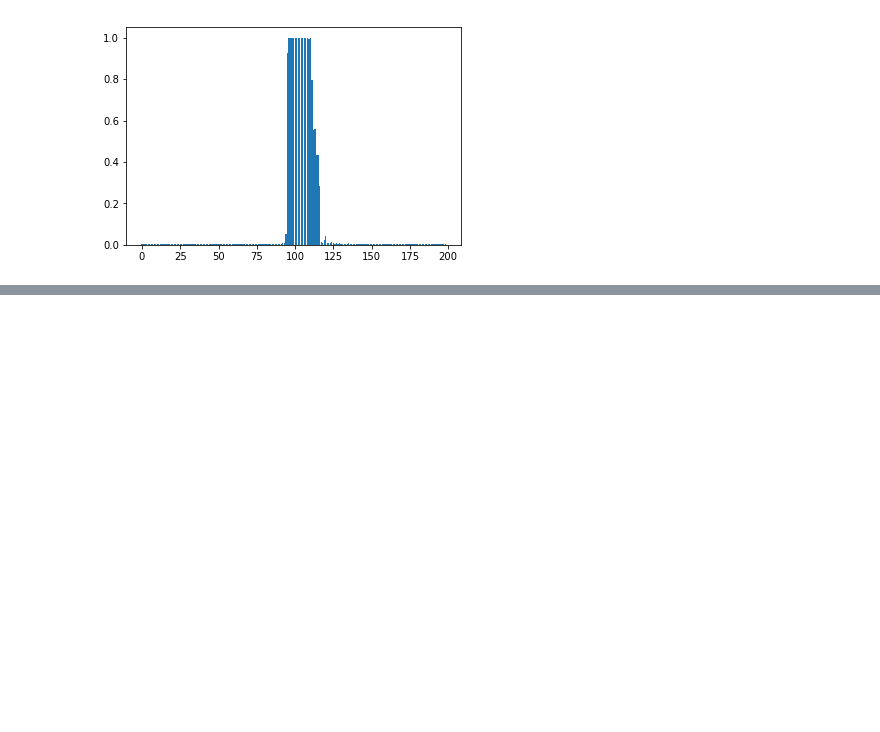
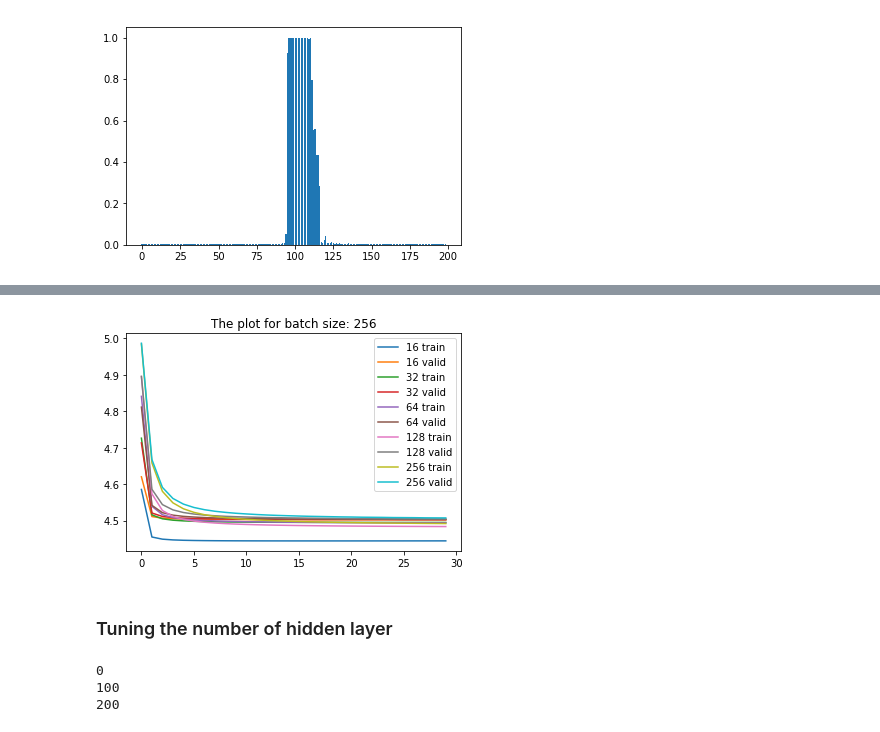
Before and after one commit to ejahanpour/NFL_prediction_Repo, a Jupyter notebook: models/Dl_to_submit.ipynb, the cells around one changed output, grey strips where cells are left out. Cells and saved outputs as stored; diff of their text form; code cells hidden in the pictures; blank space fills up the shorter version.

```diff
--- a/models/Dl_to_submit.ipynb
+++ b/models/Dl_to_submit.ipynb
@@ -193,0 +258,4 @@ plt.show()
+# %%
+batch_size = [16, 32, 64, 128, 256]
+for b in batch_size:
+    exec("_, train_loss_%s , valid_loss_%s = h_tune_model(model_x, model_y, valid_x, valid_y, batch_size = b, lr = 0.01, epoch_size = 300, n_h = 1000)" % (b, b))
@@ -193,0 +278,60 @@ plt.show()
+# %%
+for b in batch_size:
+    exec("plt.plot(range(len(train_loss_%s)), train_loss_%s, label = '%s train')"%(b, b, b))
+    exec("plt.plot(range(len(valid_loss_%s)), valid_loss_%s, label = '%s valid')"%(b, b, b))
+    plt.title("The plot for batch size: "+str(b))
+plt.legend()
+plt.show()
+# The model shows that the smaller batch_size is better
+# %% [output]
+[figure, added]
+# %% [markdown]
+### Tuning the number of hidden layer
+# %%
+def h_tune_model_l2(x_train, y_train, x_test, y_test, batch_size = 32,
+                 lr = 0.01, epoch_size = 500, n_h1 = 1000, n_h2 = 500):
+    train_loss = []
+    valid_loss = []
+    n_in, n_out= x_train.shape[1], 199
+    model = nn.Sequential(nn.Linear(n_in, n_h1),
+                        nn.Sigmoid(),
+                        nn.Linear(n_h1, n_h2),
+                        nn.Sigmoid(),
+                        nn.Linear(n_h2, n_out),
+                        nn.Sigmoid()
+                        )
+    criterion = nn.CrossEntropyLoss()
+    optim = torch.optim.SGD(model.parameters(), lr = lr)
+
+    for epoch in range(epoch_size):
+        for batch_x, batch_y in batch(x_train, y_train, batch_size):
+            y_pred = model(batch_x)
+
+            # get the loss function
+            loss = criterion(y_pred, batch_y)
+#             if epoch % 10 == 0:
+#                 print("epoch %s loss value: %.7f"%(epoch, loss.item()))
+
+            # zero the gradient
+            optim.zero_grad()
+
+            # back propogate
+            loss.backward()
+
+            # update the parameter
+            optim.step()
+        if epoch % 10 == 0:
+            train_loss.append(loss.item())
+            test_pred = model(x_test)
+            l = criterion(test_pred, y_test)
+            valid_loss.append(l)
+#             print("epoch %s loss value: %.7f"%(epoch, loss.item()))
+        if epoch % 100 == 0:
+            print(epoch)
+    return model, train_loss, valid_loss
+
+_, train_loss_l2, valid_loss_l2 = h_tune_model_l2(model_x, model_y, valid_x, valid_y, batch_size = 32, lr = 0.01, epoch_size = 300)
+# %% [output]
+0
+100
+200
```
Also changed, not shown: parts of 8 cells of this notebook.
